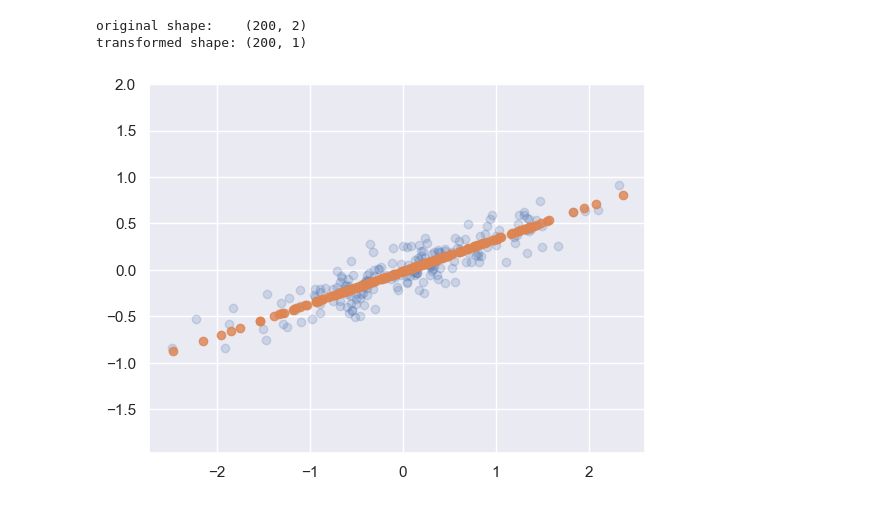
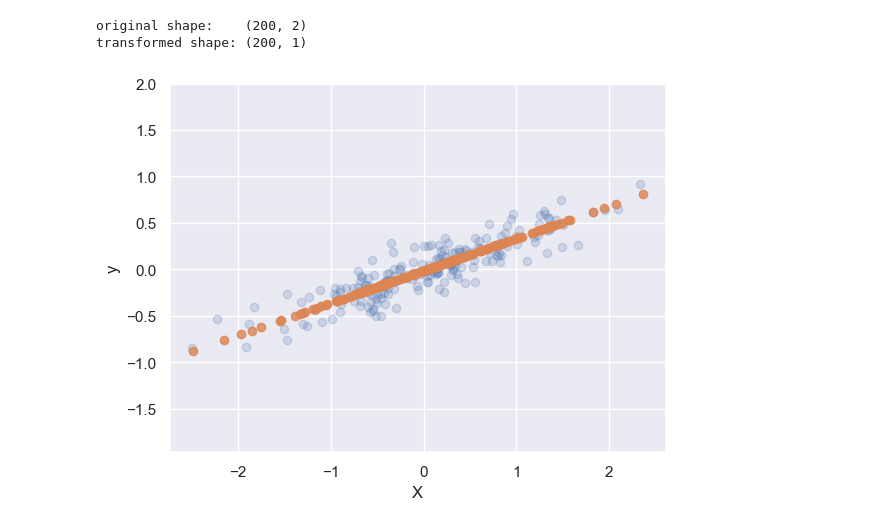
Before and after one commit to wilsbt/PCA, a Jupyter notebook: PCA_Simple_Example.ipynb, the cells around one changed output. Drawn from its saved outputs; the diff is of its cells as text; code cells hidden in the pictures.

```diff
--- a/PCA_Simple_Example.ipynb
+++ b/PCA_Simple_Example.ipynb
@@ -113,8 +133,10 @@ transformed shape: (200, 1)
 # %%
 X_new = pca.inverse_transform(X_pca)
 plt.scatter(X[:, 0], X[:, 1], alpha=0.2)
 plt.scatter(X_new[:, 0], X_new[:, 1], alpha=0.8)
-plt.axis('equal');
+plt.axis('equal')
+plt.xlabel("X")
+plt.ylabel("y")
 plt.savefig("pca_example.pdf")
 # %% [output]
-[figure, old version]
+[figure, new version]
```
Also changed, not shown: parts of 3 cells of this notebook, 3 other files.
